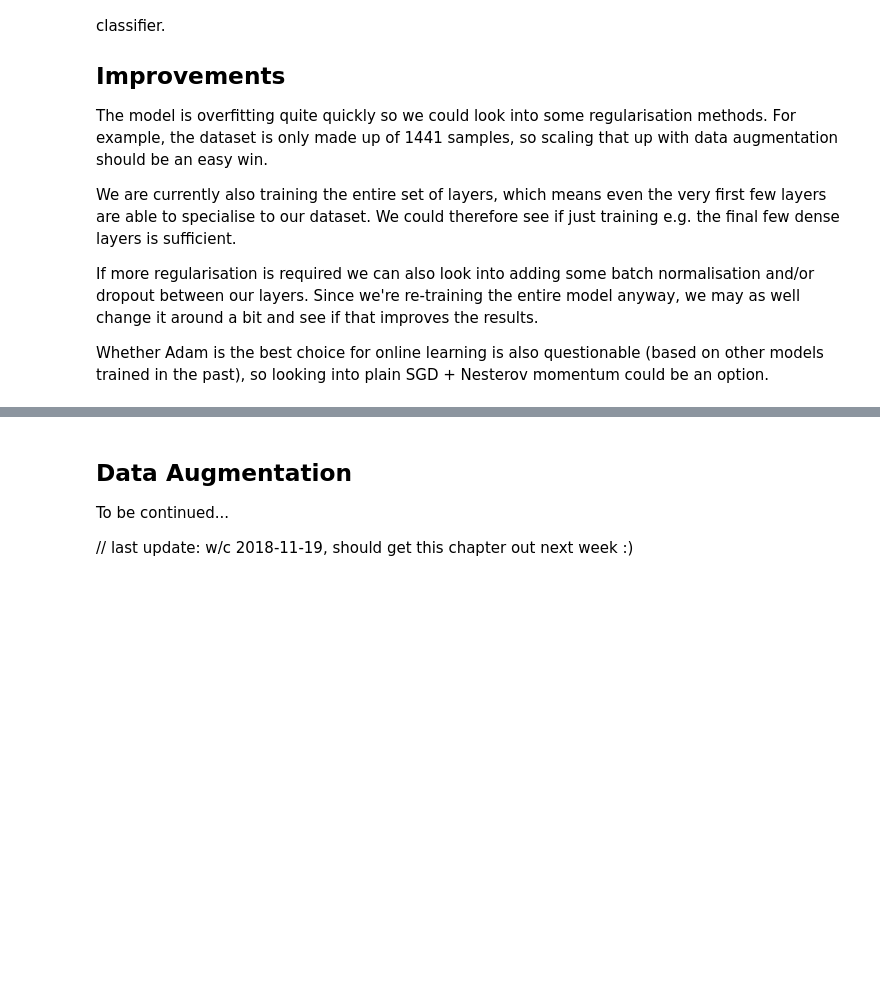
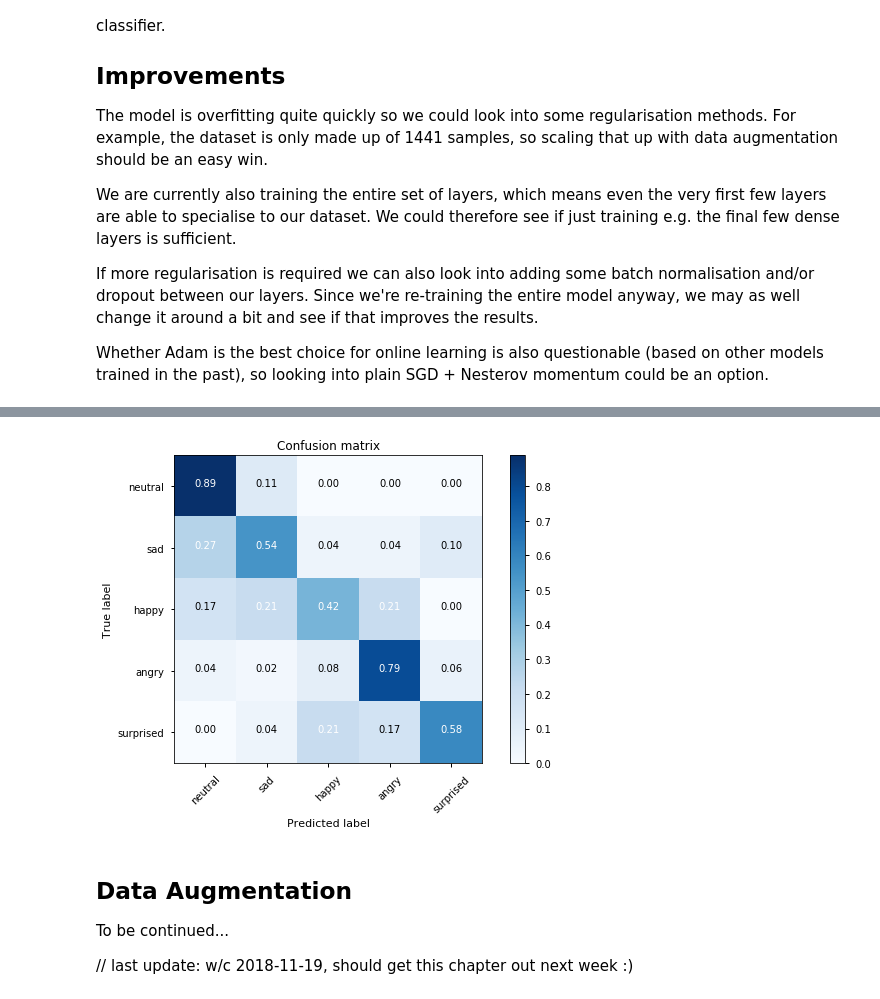
Before and after one commit to SNeugber/vgg-emotion-classifier, a Jupyter notebook: experiments/Transfer Learning on pretrained VGGish model for emotion classification.ipynb, the cells around one changed output, grey strips where cells are left out. Saved outputs shown, nothing was run; the diff lists cells and outputs as text; code cells hidden in the pictures; blank space fills up the shorter version.

```diff
--- a/experiments/Transfer Learning on pretrained VGGish model for emotion classification.ipynb
+++ b/experiments/Transfer Learning on pretrained VGGish model for emotion classification.ipynb
@@ -771,0 +1137,5 @@ Whether Adam is the best choice for online learning is also questionable (based
+# %%
+emotions = ["neutral", "sad", "happy", "angry", "surprised"]
+plot_confusion_matrix(results["confusion"], classes=emotions, normalize=True)
+# %% [output]
+[figure, added]
```
Also changed, not shown: parts of 29 cells of this notebook.
